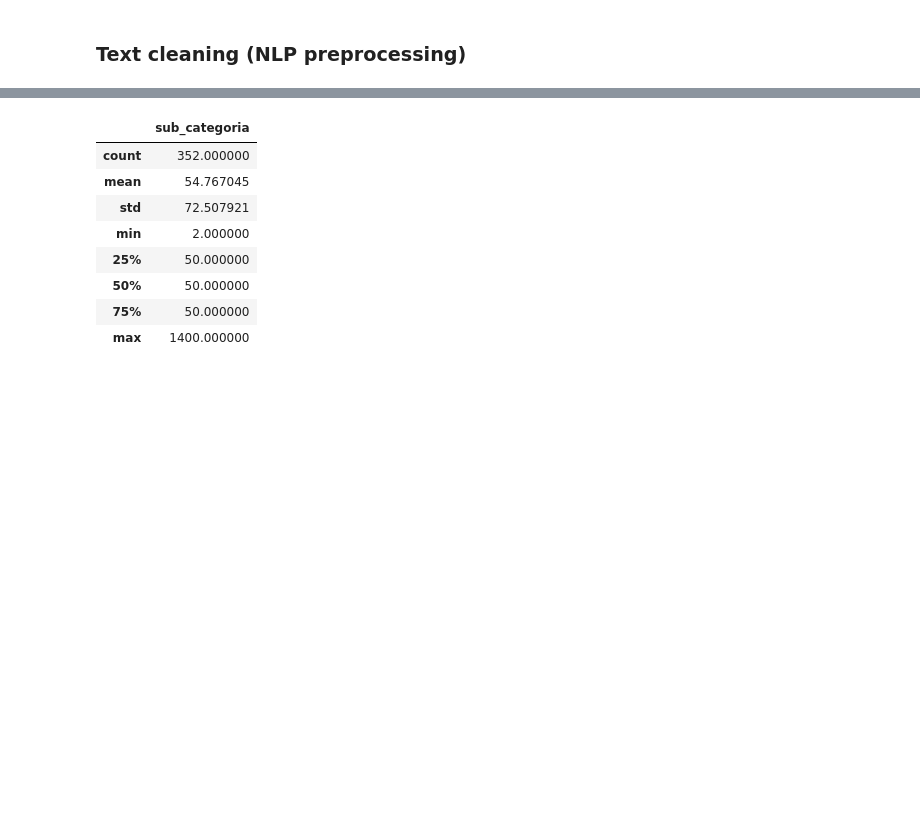
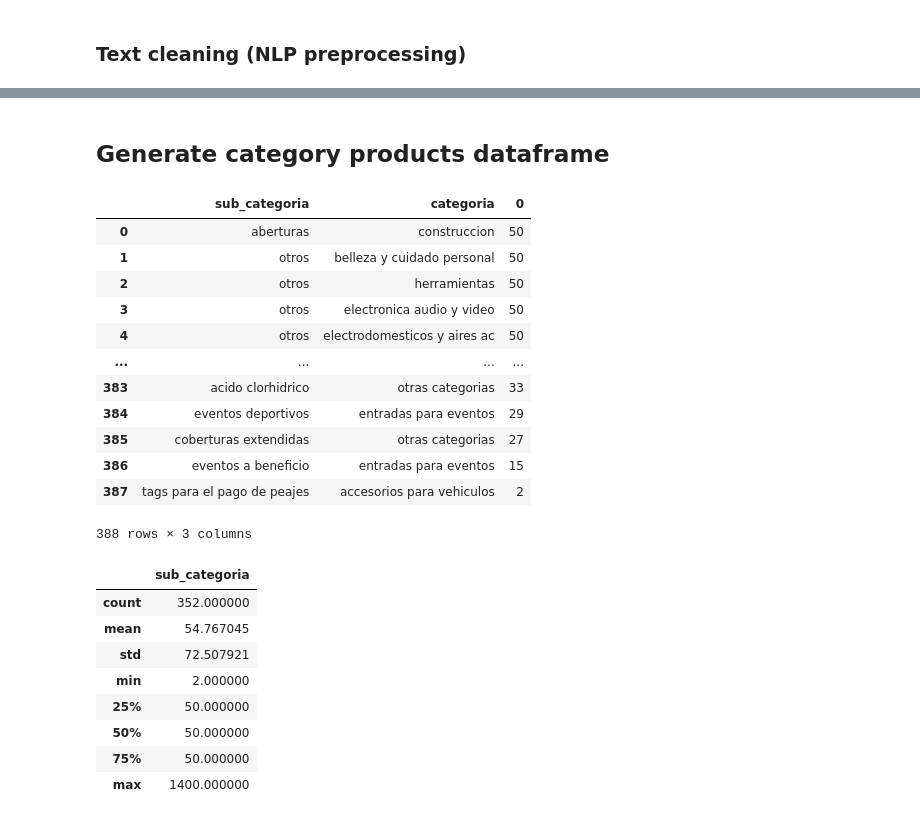
Before and after one commit to AdelaidaZC/MELI-DS-Challenge, a Jupyter notebook: extraccion_datos_V2.ipynb, the cells around one changed output, grey strips where cells are left out. Cells and saved outputs as stored; diff of their text form; code cells hidden in the pictures; blank space fills up the shorter version.

Commit message:
Included sub category analysis and feature extraction

```diff
--- a/extraccion_datos_V2.ipynb
+++ b/extraccion_datos_V2.ipynb
@@ -74,7 +45,7 @@ prod_categories= cats.json()
 # %% [markdown]
 ### Obtain product sub categories
 # %%
-def obtain_sub_categories(general_category):
+def obtain_sub_categories(general_category:str):
     try:
         url = f'https://api.mercadolibre.com/sites/MLA/search?category={general_category}'
         request = requests.get(url)
@@ -89,23 +60,20 @@ def obtain_sub_categories(general_category):
 ### Iteratively download product information for each category
 # %%
 def obtain_json_items_iteratively(df_sub_cat,offset_list):
-    offsets= list(range(0,50,50)) #MIL ELEMENTOS POR SUBCATEGORIA
+    offsets= list(range(0,50,50)) #50 ELEMENTOS POR SUBCATEGORIA
     results = []
     sub_cat_list = []
     offsets = offset_list
     sub_cat_id = list(df_sub_cat['id'])
     sub_cat_name = list(df_sub_cat['Name'])
     for c in sub_cat_id:
-        for off in offsets:
-            url = f'https://api.mercadolibre.com/sites/MLA/search?category={c}&offset={off}'
-            request = requests.get(url)
-            data = request.json()
-            try:
-                for element in data['results']:
-                    results.append(element)
-                    sub_cat_list.append(list(df_sub_cat[df_sub_cat['id']==c]['Name'])[0])
-            except:
-                print("ERROR",data)
+        url = f'https://api.mercadolibre.com/sites/MLA/search?category={c}&offset={offsets[0]}'
+        request = requests.get(url)
+        data = request.json()
+        for element in data['results']:
+            results.append(element)
+            sub_cat_list.append(list(df_sub_cat[df_sub_cat['id']==c]['Name'])[0])
+
     return results,sub_cat_list
 # %% [markdown]
 ### Extract product brand
@@ -191,6 +159,8 @@ def create_pd_product(item_json,item_category, item_sub_cat):
     #val dataset
     #df_cat_prod_val = create_pd_product(item_json_val,cat_name, item_sub_category_val)
     #category_dict_val[df_cat_prod_val['categoria'][0]] = df_cat_prod_val
+# %% [markdown]
+## Generate category products dataframe
 # %%
 category_dict = {}
 for category in tqdm(prod_categories):
@@ -202,6 +171,23 @@ for category in tqdm(prod_categories):
     category_dict[df_cat_prod['categoria'][0]] = df_cat_prod
 # %%
 df_dataset = pd.concat([category_dict [cat] for cat in category_dict], axis=0)
+df_cats_sub_cats = pd.DataFrame(df_dataset[['sub_categoria','categoria']].value_counts()).reset_index()
+# %%
+df_cats_sub_cats
+# %% [output]
+|  | sub_categoria | categoria | 0 |
+| 0 | aberturas | construccion | 50 |
+| 1 | otros | belleza y cuidado personal | 50 |
+| 2 | otros | herramientas | 50 |
+| 3 | otros | electronica audio y video | 50 |
+| 4 | otros | electrodomesticos y aires ac | 50 |
+| ... | ... | ... | ... |
+| 383 | acido clorhidrico | otras categorias | 33 |
+| 384 | eventos deportivos | entradas para eventos | 29 |
+| 385 | coberturas extendidas | otras categorias | 27 |
+| 386 | eventos a beneficio | entradas para eventos | 15 |
+| 387 | tags para el pago de peajes | accesorios para vehiculos | 2 |
+388 rows × 3 columns
 # %%
 df_sub_registers = pd.DataFrame(df_dataset['sub_categoria'].value_counts()).reset_index()
 # %%
```
Also changed, not shown: parts of 30 cells of this notebook, 4 other files.
